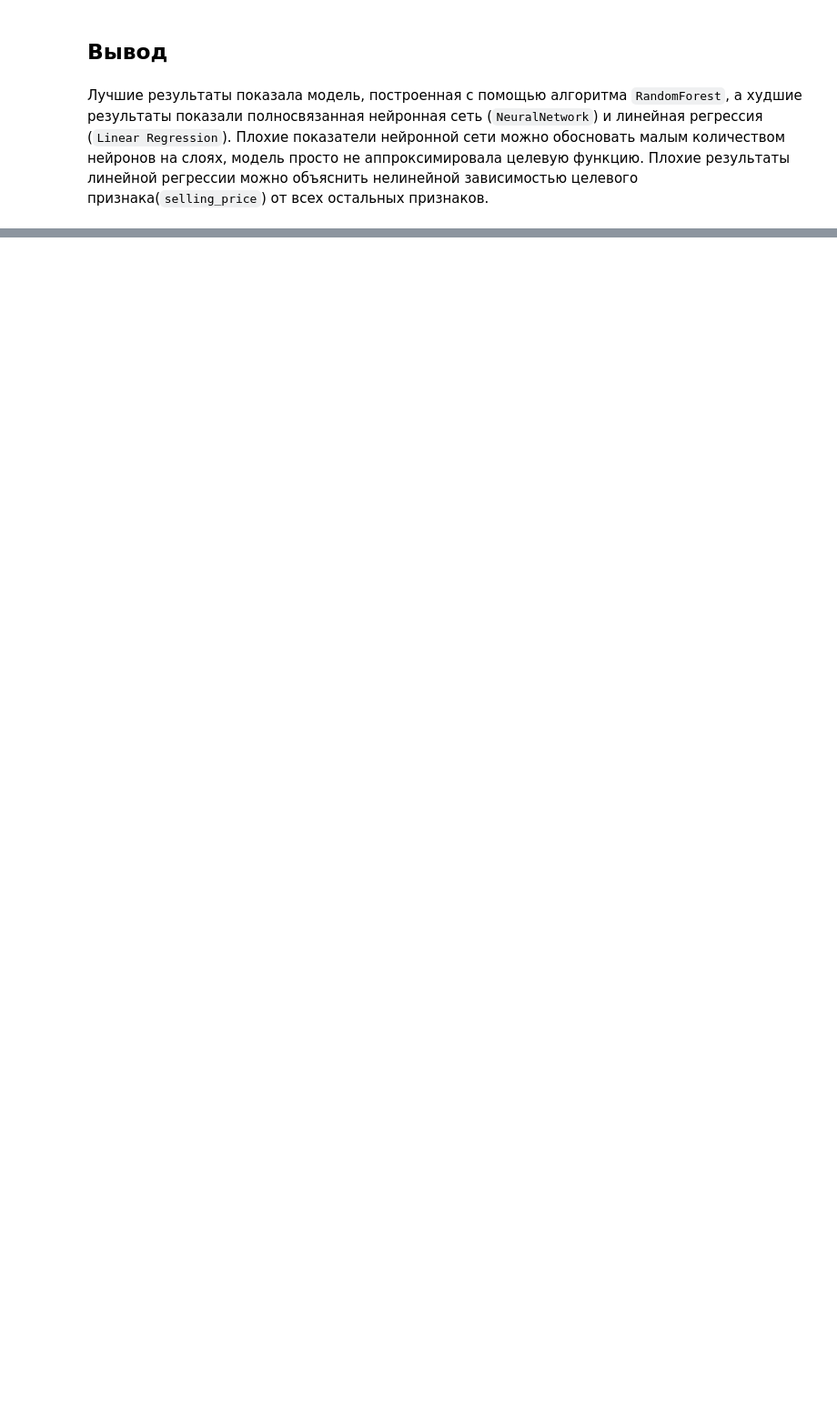
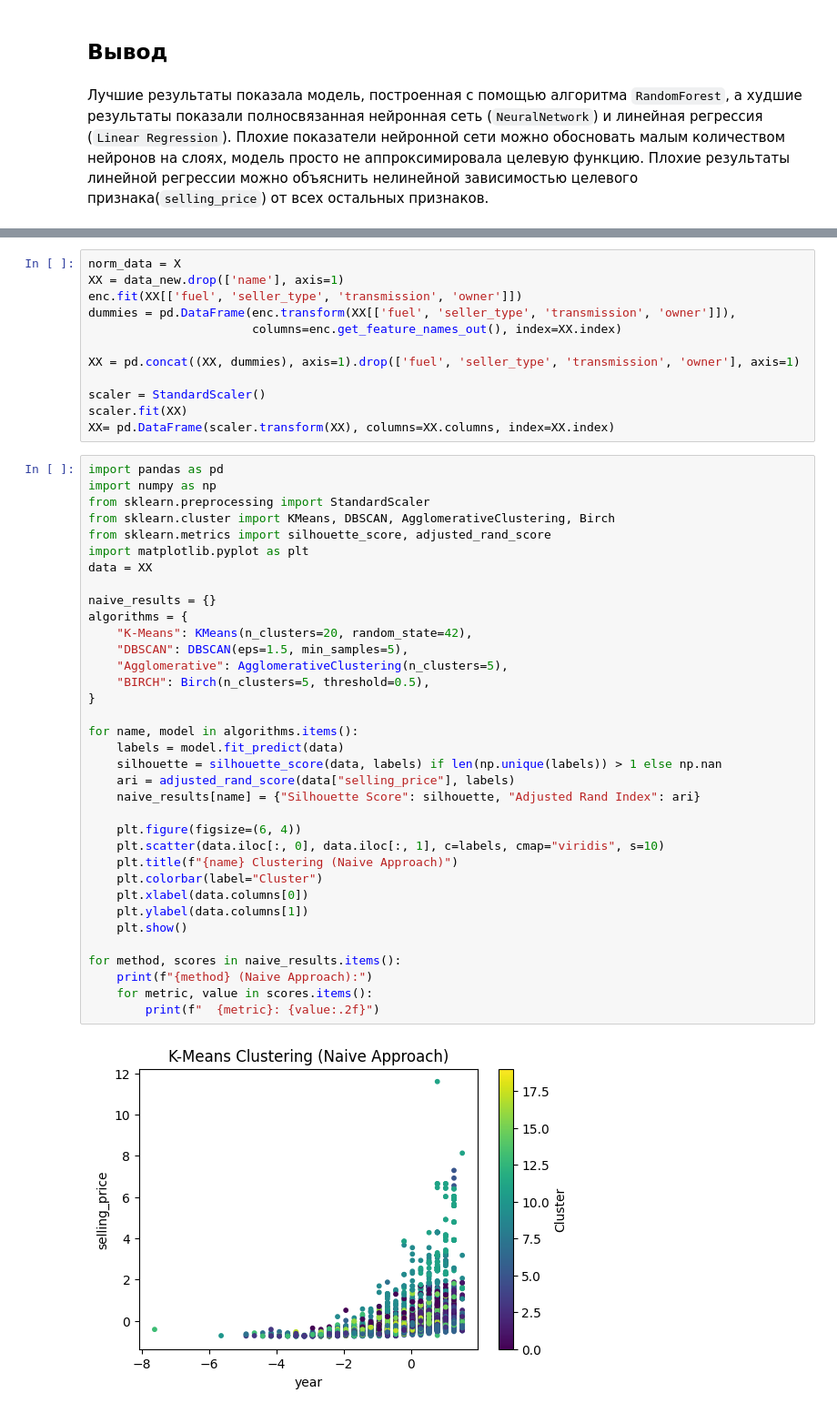
Before and after one commit to ismukhin/ml-course, a Jupyter notebook: regression_car_price.ipynb, the cells around one changed output, grey strips where cells are left out. Shown at 91% size. Saved outputs shown, nothing was run; the diff lists cells and outputs as text; blank space fills up the shorter version.

Commit message:
clustering

```diff
--- a/regression_car_price.ipynb
+++ b/regression_car_price.ipynb
@@ -424,0 +453,49 @@ Gradient Boosting                0.980489  0.960524
+# %%
+norm_data = X
+XX = data_new.drop(['name'], axis=1)
+enc.fit(XX[['fuel', 'seller_type', 'transmission', 'owner']])
+dummies = pd.DataFrame(enc.transform(XX[['fuel', 'seller_type', 'transmission', 'owner']]),
+                       columns=enc.get_feature_names_out(), index=XX.index)
+
+XX = pd.concat((XX, dummies), axis=1).drop(['fuel', 'seller_type', 'transmission', 'owner'], axis=1)
+
+scaler = StandardScaler()
+scaler.fit(XX)
+XX= pd.DataFrame(scaler.transform(XX), columns=XX.columns, index=XX.index)
+# %%
+import pandas as pd
+import numpy as np
+from sklearn.preprocessing import StandardScaler
+from sklearn.cluster import KMeans, DBSCAN, AgglomerativeClustering, Birch
+from sklearn.metrics import silhouette_score, adjusted_rand_score
+import matplotlib.pyplot as plt
+data = XX
+
+naive_results = {}
+algorithms = {
+    "K-Means": KMeans(n_clusters=20, random_state=42),
+    "DBSCAN": DBSCAN(eps=1.5, min_samples=5),
+    "Agglomerative": AgglomerativeClustering(n_clusters=5),
+    "BIRCH": Birch(n_clusters=5, threshold=0.5),
+}
+
+for name, model in algorithms.items():
+    labels = model.fit_predict(data)
+    silhouette = silhouette_score(data, labels) if len(np.unique(labels)) > 1 else np.nan
+    ari = adjusted_rand_score(data["selling_price"], labels)
+    naive_results[name] = {"Silhouette Score": silhouette, "Adjusted Rand Index": ari}
+
+    plt.figure(figsize=(6, 4))
+    plt.scatter(data.iloc[:, 0], data.iloc[:, 1], c=labels, cmap="viridis", s=10)
+    plt.title(f"{name} Clustering (Naive Approach)")
+    plt.colorbar(label="Cluster")
+    plt.xlabel(data.columns[0])
+    plt.ylabel(data.columns[1])
+    plt.show()
+
+for method, scores in naive_results.items():
+    print(f"{method} (Naive Approach):")
+    for metric, value in scores.items():
+        print(f"  {metric}: {value:.2f}")
+# %% [output]
+[figure, added]
```
Also changed, not shown: parts of 12 cells of this notebook.
